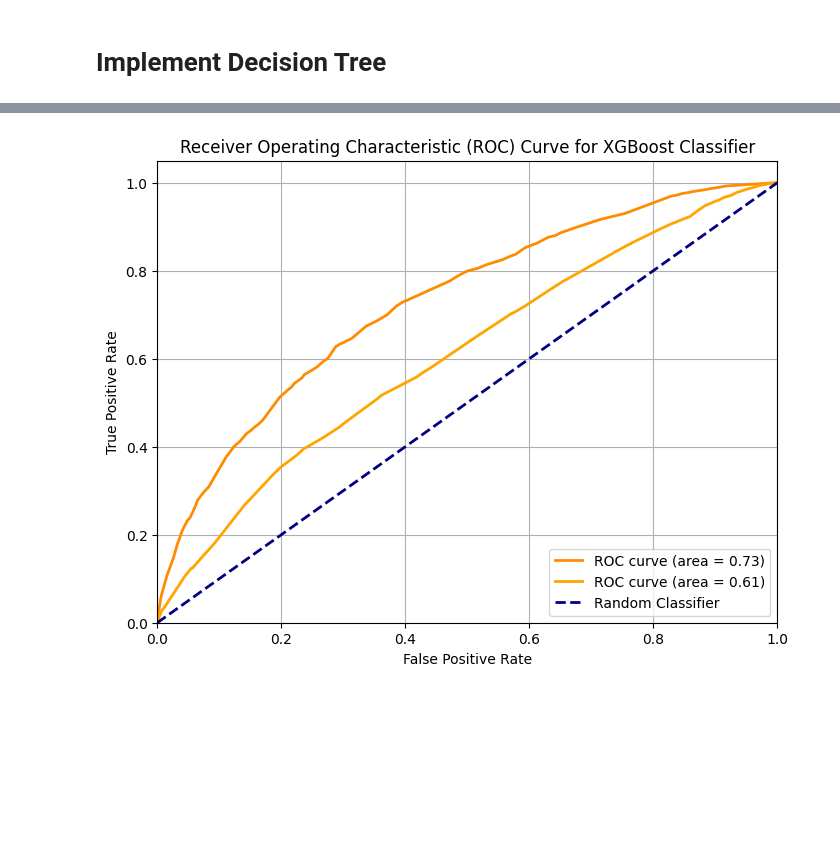
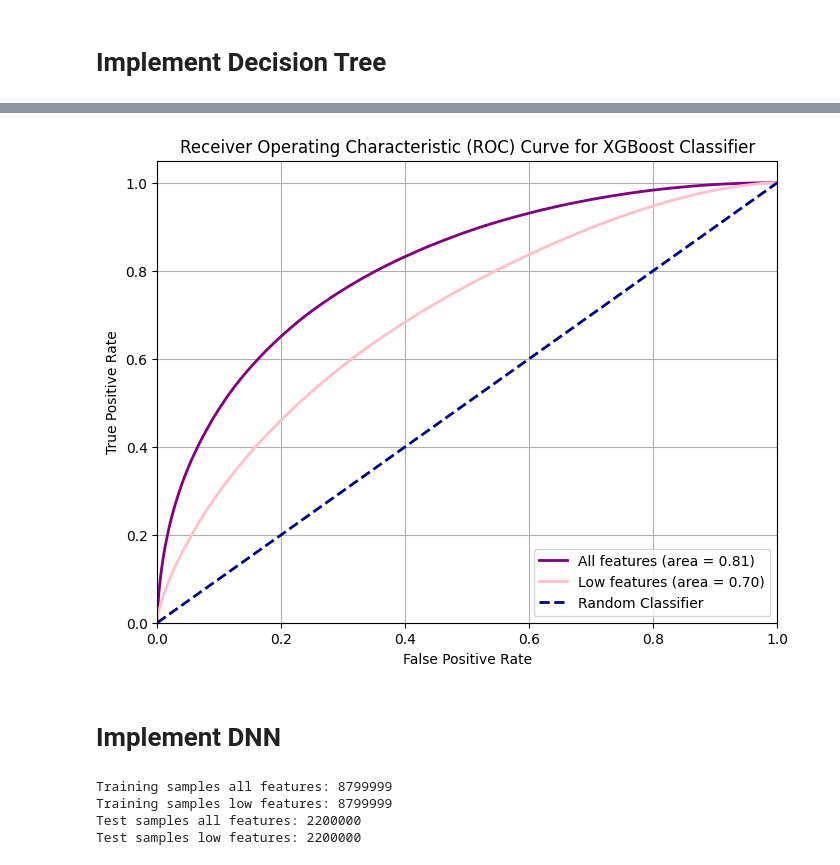
Before and after one commit to lbovet8/phys152-2026, a Jupyter notebook: Projects/HiggsProject.ipynb, the cells around one changed output, grey strips where cells are left out. Drawn from its saved outputs; the diff is of its cells as text; code cells hidden in the pictures; blank space fills up the shorter version.

Commit message:
Implemented DNN but not trained yet and generelly messy

```diff
--- a/Projects/HiggsProject.ipynb
+++ b/Projects/HiggsProject.ipynb
@@ -133,10 +134,17 @@ def plot_all_features(training_input_data, training_output_data):
 # %% [markdown]
 # Implement Decision Tree
+# %%
+N_ESTIMATORS = 500
+MAX_DEPTH = 4
+LEARNING_RATE_DT = 0.05
+OBJECTIVE = 'binary:logistic'
 # %%
-xgbclf_high = XGBClassifier(n_estimators=5, max_depth=2, learning_rate=1, objective='binary:logistic')
+xgbclf_high = XGBClassifier(n_estimators=N_ESTIMATORS, max_depth=MAX_DEPTH, learning_rate=LEARNING_RATE_DT, objective=OBJECTIVE)
 # fit model
 xgbclf_high.fit(X_train, y_train)
 # make predictions
 #preds = xgbclf_high.predict(X_test)
 xgbclf_high.score(X_train,y_train), xgbclf_high.score(X_test,y_test)
+
+print(f'Parameters used for all features: {xgbclf_high.get_params()}.')
 # %% [output]
@@ -144,8 +152,10 @@ xgbclf_high.score(X_train,y_train), xgbclf_high.score(X_test,y_test)
 # %%
-xgbclf_low = XGBClassifier(n_estimators=5, max_depth=2, learning_rate=1, objective='binary:logistic')
+xgbclf_low = XGBClassifier(n_estimators=N_ESTIMATORS, max_depth=MAX_DEPTH, learning_rate=LEARNING_RATE_DT, objective=OBJECTIVE)
 # fit model
 xgbclf_low.fit(X_train_low, y_train)
 # make predictions
 #preds = xgbclf_high.predict(X_test)
 xgbclf_low.score(X_train_low, y_train), xgbclf_low.score(X_test_low,y_test)
+
+print(f'Parameters used for low features: {xgbclf_low.get_params()}.')
 # %% [output]
@@ -153,27 +193,85 @@ xgbclf_low.score(X_train_low, y_train), xgbclf_low.score(X_test_low,y_test)
 # %%
 # Get predicted probabilities for the positive class
 y_pred_proba_xgbclf_high = xgbclf_high.predict_proba(X_test)[:, 1]
 y_pred_proba_xgbclf_low = xgbclf_low.predict_proba(X_test_low)[:, 1]
 
 # Calculate ROC curve
 fpr_high, tpr_high, thresholds_high = roc_curve(y_test, y_pred_proba_xgbclf_high)
 roc_auc_high = auc(fpr_high, tpr_high)
 
 fpr_low, tpr_low, thresholds_low = roc_curve(y_test, y_pred_proba_xgbclf_low)
 roc_auc_low = auc(fpr_low, tpr_low)
 
 # Plot ROC curve
 plt.figure(figsize=(8, 6))
-plt.plot(fpr_high, tpr_high, color='darkorange', lw=2, label=f'ROC curve (area = {roc_auc_high:.2f})')
-plt.plot(fpr_low, tpr_low, color='orange', lw=2, label=f'ROC curve (area = {roc_auc_low:.2f})')
+plt.plot(fpr_high, tpr_high, color='purple', lw=2, label=f'All features (area = {roc_auc_high:.2f})')
+plt.plot(fpr_low, tpr_low, color='pink', lw=2, label=f'Low features (area = {roc_auc_low:.2f})')
 plt.plot([0, 1], [0, 1], color='navy', lw=2, linestyle='--', label='Random Classifier')
 plt.xlim([0.0, 1.0])
 plt.ylim([0.0, 1.05])
 plt.xlabel('False Positive Rate')
 plt.ylabel('True Positive Rate')
 plt.title('Receiver Operating Characteristic (ROC) Curve for XGBoost Classifier')
 plt.legend(loc='lower right')
 plt.grid(True)
 plt.show()
 # %% [output]
-[figure, old version]
+[figure, new version]
+# %% [markdown]
+# Implement DNN
+# %%
+# use Dataloader
+# normalize the input features to be within (0,1)
+#scaler = StandardScaler()
+#X_train = scaler.fit_transform(X_train)
+#X_test = scaler.transform(X_test)
+
+# convert to PyTorch tensors
+X_train = torch.FloatTensor(X_train)
+X_train_low = torch.FloatTensor(X_train_low)
+y_train = torch.LongTensor(y_train)
+X_test = torch.FloatTensor(X_test)
+X_test_low = torch.FloatTensor(X_test_low)
+y_test = torch.LongTensor(y_test)
+
+# create TensorDataset
+train_dataset_high = TensorDataset(X_train, y_train)
+test_dataset_high = TensorDataset(X_test, y_test)
+train_dataset_low = TensorDataset(X_train_low, y_train)
+test_dataset_low = TensorDataset(X_test_low, y_test)
+
+# create PyTorch DataLoader with batches for training
+train_loader_high = DataLoader(
+    train_dataset_high,
+    batch_size=16,      # Adjust based on your needs
+    shuffle=True        # Shuffle training data in batches
+)
+
+test_loader_high = DataLoader(
+    test_dataset_high,
+    batch_size=16,
+    shuffle=False       # Don't shuffle test data
+)
+
+train_loader_low = DataLoader(
+    train_dataset_low,
+    batch_size=16,      # Adjust based on your needs
+    shuffle=True        # Shuffle training data in batches
+)
+
+test_loader_low = DataLoader(
+    test_dataset_low,
+    batch_size=16,
+    shuffle=False       # Don't shuffle test data
+)
+
+#print(f"Training samples all features: {len(train_dataset_high)}")
+#print(f"Training samples low features: {len(train_dataset_low)}")
+#print(f"Test samples all features: {len(test_dataset_high)}")
+#print(f"Test samples low features: {len(test_dataset_low)}")
+#print(f"Batches per epoch: {len(train_loader)}")
+# %% [output]
+Training samples all features: 8799999
+Training samples low features: 8799999
+Test samples all features: 2200000
+Test samples low features: 2200000
```
Also changed, not shown: parts of 14 cells of this notebook.
